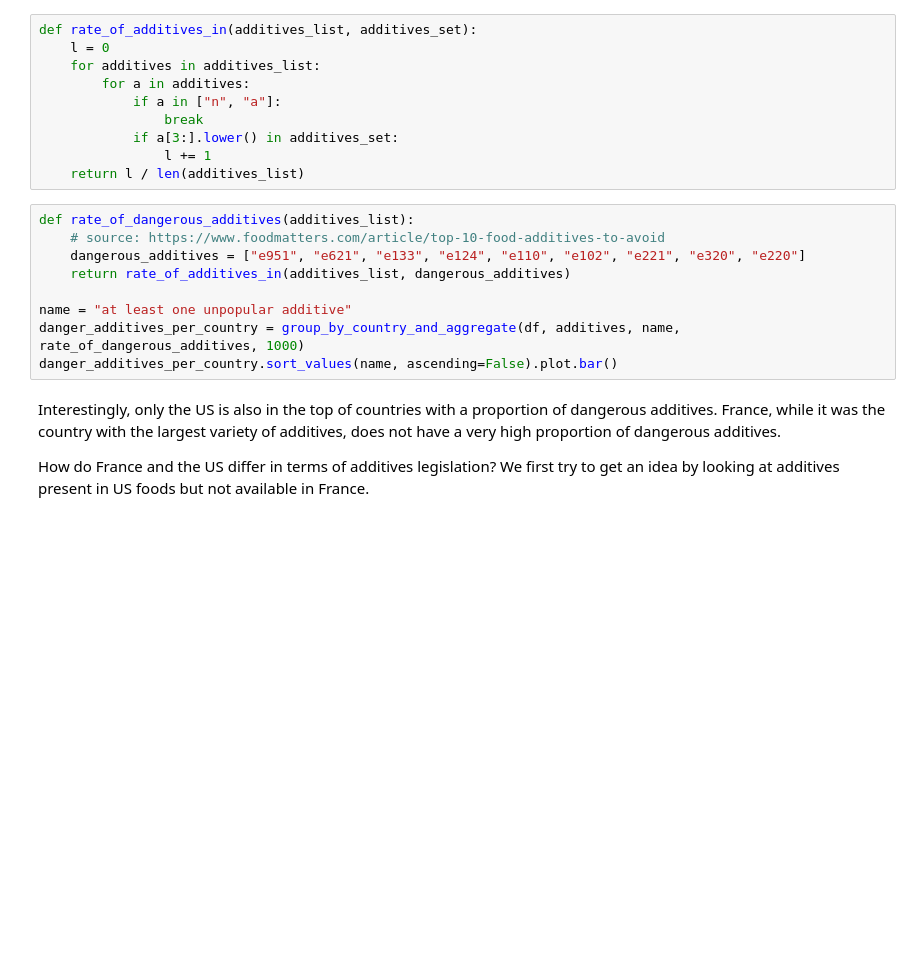
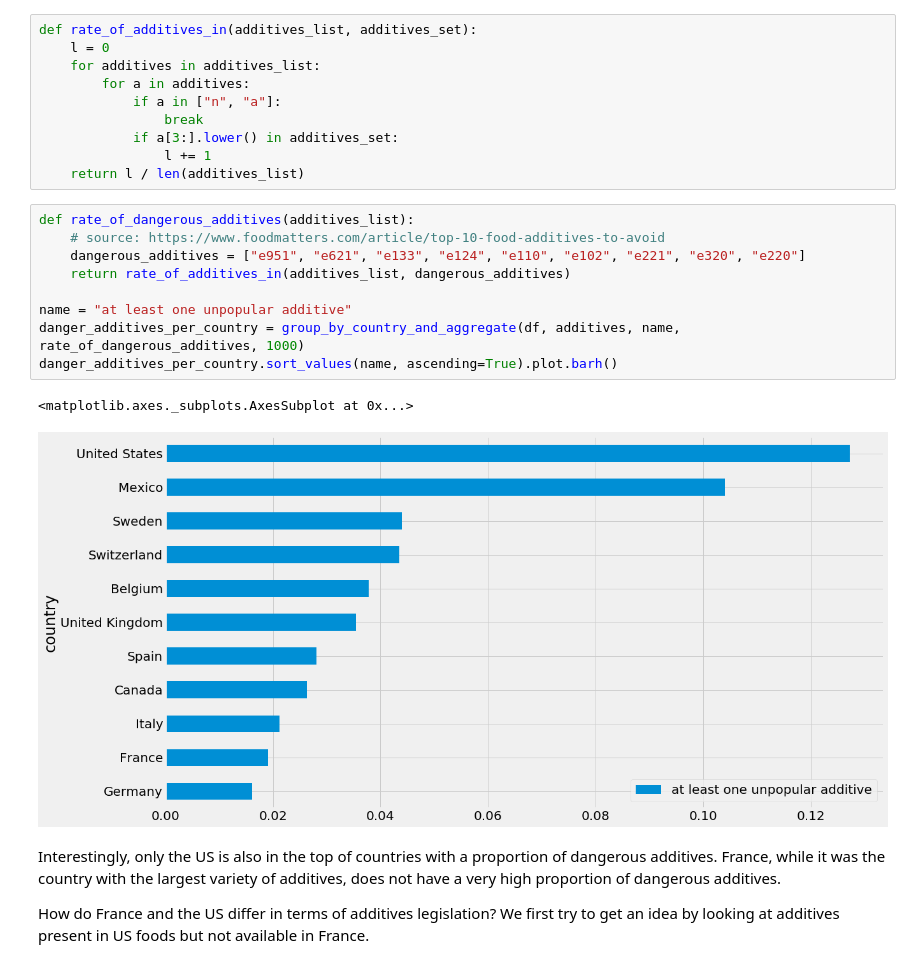
Before and after one commit to lbasseto/meyran-open-food-facts, a Jupyter notebook: Data PreProcessing.ipynb, the cells around one changed output. Saved outputs shown, nothing was run; the diff lists cells and outputs as text; blank space fills up the shorter version.

```diff
--- a/Data PreProcessing.ipynb
+++ b/Data PreProcessing.ipynb
@@ -972,12 +1014,15 @@ def rate_of_additives_in(additives_list, additives_set):
 # %%
 def rate_of_dangerous_additives(additives_list):
     # source: https://www.foodmatters.com/article/top-10-food-additives-to-avoid
     dangerous_additives = ["e951", "e621", "e133", "e124", "e110", "e102", "e221", "e320", "e220"]
     return rate_of_additives_in(additives_list, dangerous_additives)
 
 name = "at least one unpopular additive"
 danger_additives_per_country = group_by_country_and_aggregate(df, additives, name, rate_of_dangerous_additives, 1000)
-danger_additives_per_country.sort_values(name, ascending=False).plot.bar()
+danger_additives_per_country.sort_values(name, ascending=True).plot.barh()
+# %% [output]
+<matplotlib.axes._subplots.AxesSubplot at 0x...>
+[figure, added]
 # %% [markdown]
 Interestingly, only the US is also in the top of countries with a proportion of dangerous additives. France, while it was the country with the largest variety of additives, does not have a very high proportion of dangerous additives.
 
```
Also changed, not shown: parts of 25 cells of this notebook, 6 other files.
